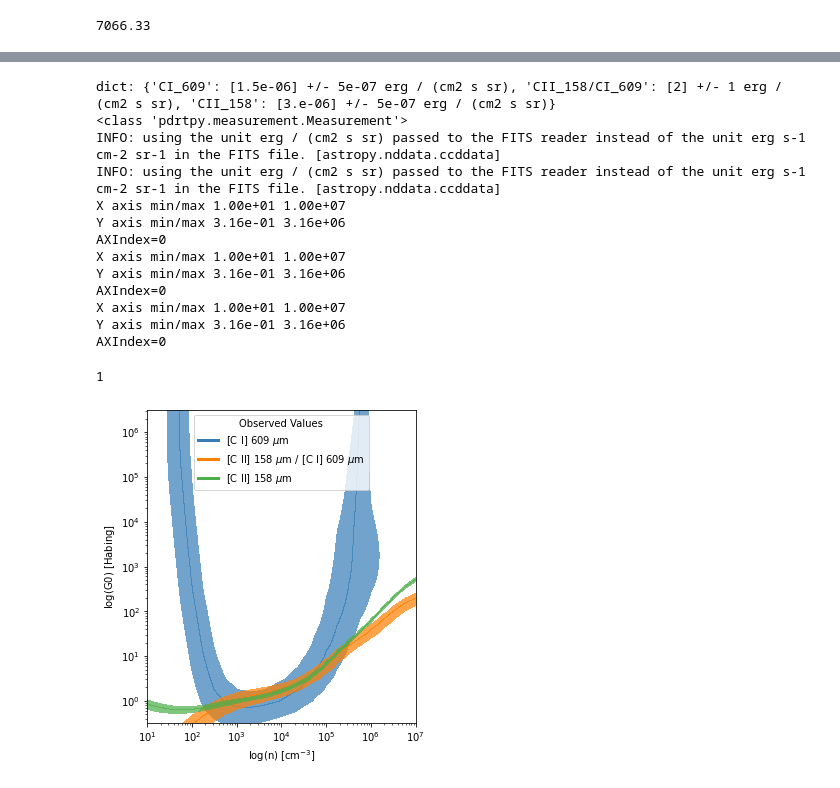
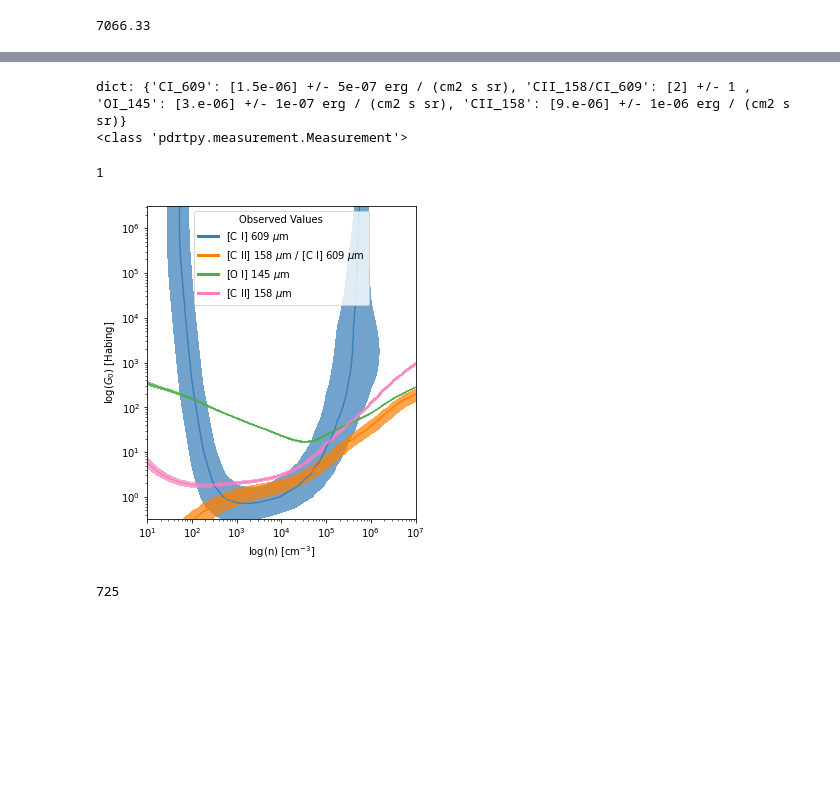
Before and after one commit to mpound/pdrtpy, a Jupyter notebook: Debug.ipynb, the cells around one changed output, grey strips where cells are left out. Saved outputs shown, nothing was run; the diff lists cells and outputs as text; code cells hidden in the pictures; blank space fills up the shorter version.

```diff
--- a/Debug.ipynb
+++ b/Debug.ipynb
@@ -91,30 +110,20 @@ INFO: using the unit erg / (cm2 s sr) passed to the FITS reader instead of the u
 # %%
 myunit = "erg s-1 cm-2 sr-1"
 mx=Measurement(data=[1.5E-6],uncertainty = StdDevUncertainty(0.5E-6),identifier="CI_609",unit=myunit)
-my=Measurement(data=[2],uncertainty = StdDevUncertainty(1),identifier="CII_158/CI_609",unit=myunit)
-mz=Measurement(data=[3E-6],uncertainty = StdDevUncertainty(0.5E-6),identifier="CII_158",unit=myunit)
-a=[mx,my,mz]
+my=Measurement(data=[2],uncertainty = StdDevUncertainty(1),identifier="CII_158/CI_609",unit=u.dimensionless_unscaled)
+mz=Measurement(data=[9E-6],uncertainty = StdDevUncertainty(1E-6),identifier="CII_158",unit=myunit)
+mq=Measurement(data=[3E-6],uncertainty=StdDevUncertainty(1E-7),identifier="OI_145",unit=myunit)
+a=[mx,my,mq,mz]
 ids = [m.id for m in a]
 d = dict(zip(ids,a))
 print("dict:",d)
 print(type(d["CI_609"]))
 #d["CI_609"].levels
 mp.overlay(a,shading=.71)
 len(mx.data)
 #q[1].id
 # %% [output]
-dict: {'CI_609': [1.5e-06] +/- 5e-07 erg / (cm2 s sr), 'CII_158/CI_609': [2] +/- 1 erg / (cm2 s sr), 'CII_158': [3.e-06] +/- 5e-07 erg / (cm2 s sr)}
+dict: {'CI_609': [1.5e-06] +/- 5e-07 erg / (cm2 s sr), 'CII_158/CI_609': [2] +/- 1 , 'OI_145': [3.e-06] +/- 1e-07 erg / (cm2 s sr), 'CII_158': [9.e-06] +/- 1e-06 erg / (cm2 s sr)}
 <class 'pdrtpy.measurement.Measurement'>
-INFO: using the unit erg / (cm2 s sr) passed to the FITS reader instead of the unit erg s-1 cm-2 sr-1 in the FITS file. [astropy.nddata.ccddata]
-INFO: using the unit erg / (cm2 s sr) passed to the FITS reader instead of the unit erg s-1 cm-2 sr-1 in the FITS file. [astropy.nddata.ccddata]
-X axis min/max 1.00e+01 1.00e+07
-Y axis min/max 3.16e-01 3.16e+06
-AXIndex=0
-X axis min/max 1.00e+01 1.00e+07
-Y axis min/max 3.16e-01 3.16e+06
-AXIndex=0
-X axis min/max 1.00e+01 1.00e+07
-Y axis min/max 3.16e-01 3.16e+06
-AXIndex=0
 1
-[figure, old version]
+[figure, new version]
@@ -120,0 +137,4 @@ AXIndex=0
+# %%
+np.size(m.get_model("CII_158"))
+# %% [output]
+725
```
Also changed, not shown: parts of 33 cells of this notebook.
